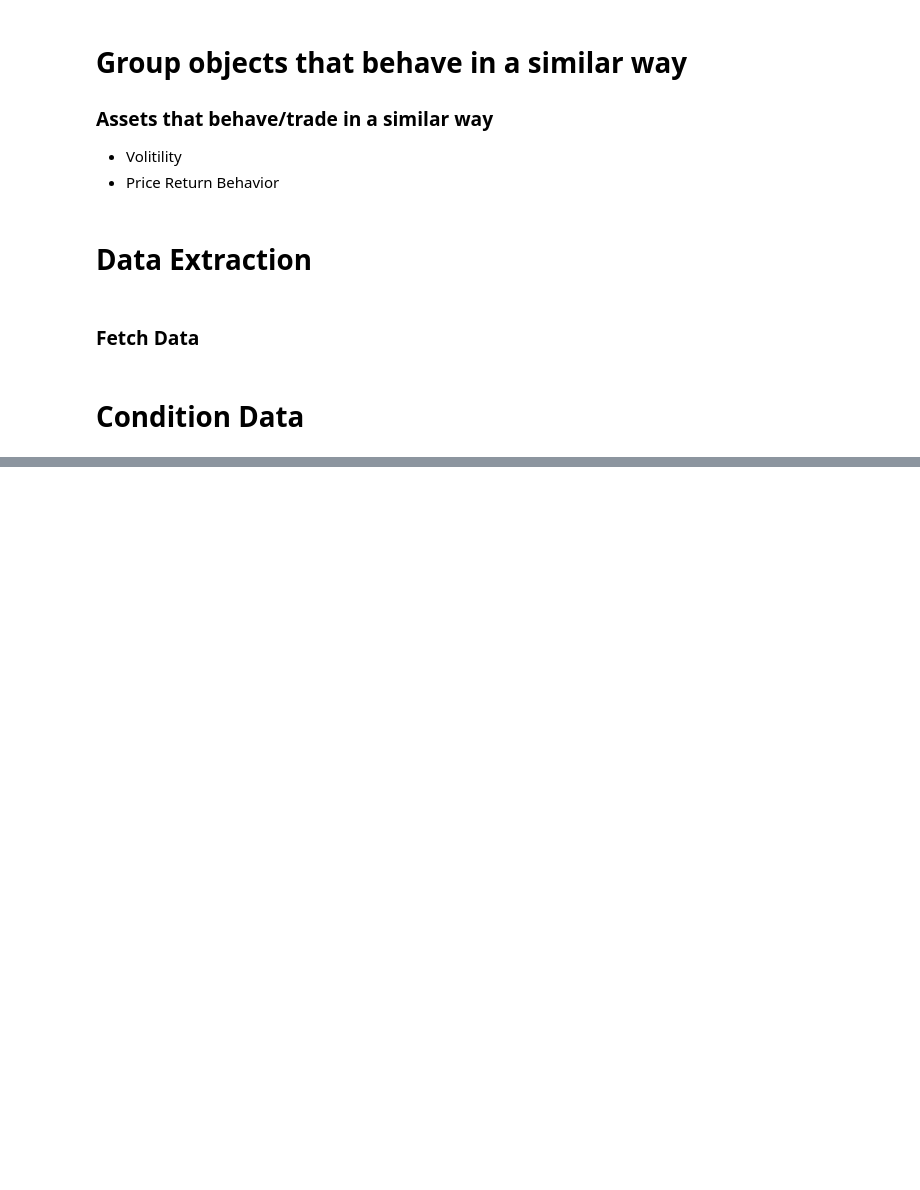
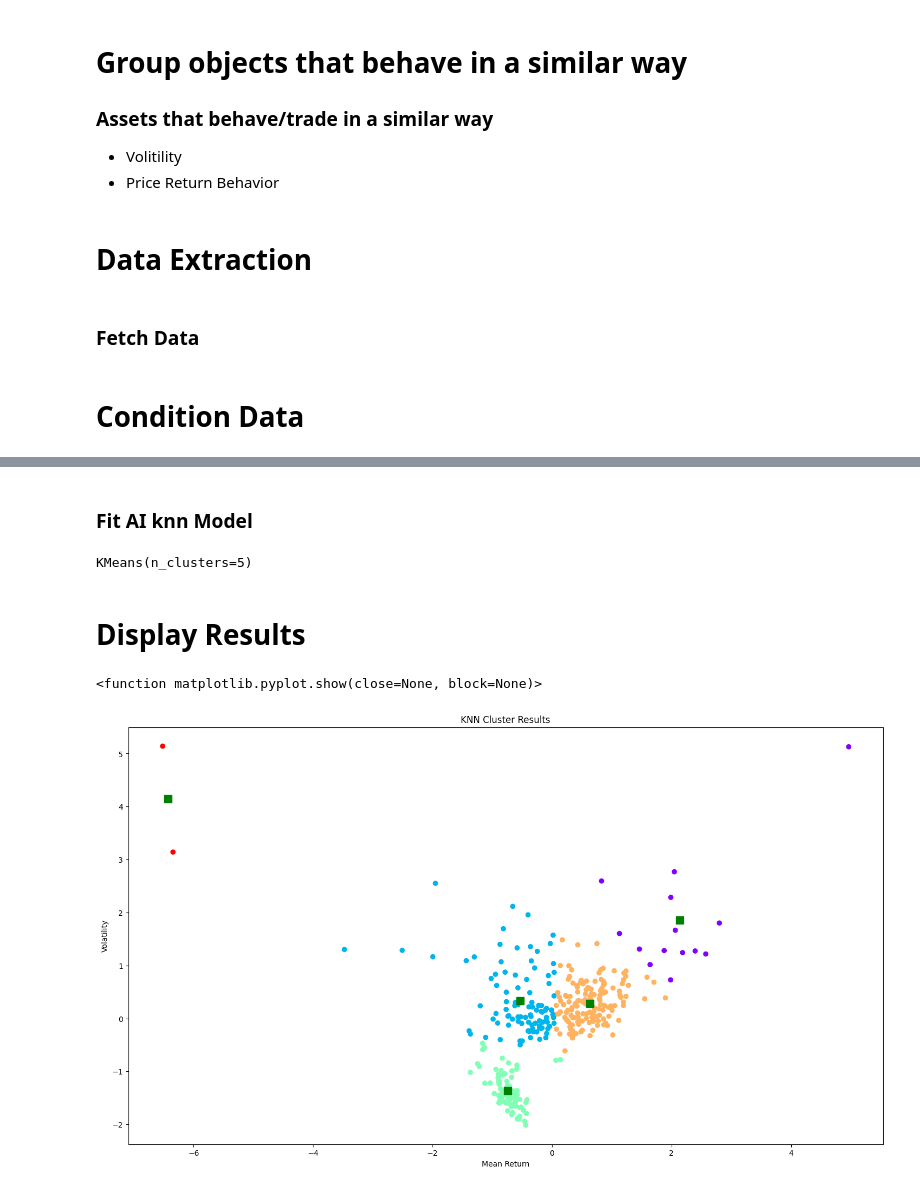
Before and after one commit to ItMeansBigMountain/Financial.Market.ML, a Jupyter notebook: 1_Unsupervised/3-KNN-Clustering.ipynb, the cells around one changed output, grey strips where cells are left out. Saved outputs shown, nothing was run; the diff lists cells and outputs as text; code cells hidden in the pictures; blank space fills up the shorter version.

```diff
--- a/1_Unsupervised/3-KNN-Clustering.ipynb
+++ b/1_Unsupervised/3-KNN-Clustering.ipynb
@@ -88,0 +105,8 @@ df
+# %%
+# Create Dataframe with Returns and Volitility for each stock
+
+df_returns = pd.DataFrame(df.pct_change().mean() * 255 , columns=["Returns"])
+df_returns["Volitility"] = df.pct_change().std() * np.sqrt(255)
+
+
+df_returns
@@ -88,0 +127,9 @@ df
+# %%
+# Scaling Features
+scaler = StandardScaler()
+scaler = scaler.fit_transform(df_returns)
+
+scaled_data = pd.DataFrame(scaler , columns=df_returns.columns , index=df_returns.index)
+df_scaled = scaled_data
+
+df_scaled
@@ -88,0 +191,8 @@ df
+# %% [markdown]
+### Fit AI knn Model
+# %%
+# fit
+k_means = KMeans(n_clusters=Optimal_Amount_Clusters)
+k_means.fit(x)
+# %% [output]
+KMeans(n_clusters=5)
@@ -88,0 +202,29 @@ df
+# %% [markdown]
+# Display Results
+# %%
+# Obtain the centroids of the clusters from the trained KMeans model.
+centroids = k_means.cluster_centers_
+
+# Create a figure to host the plot, with size 18x10.
+fig = plt.figure(figsize=(18,10))
+
+# Add a subplot to the figure.
+Graphic = fig.add_subplot(111)
+
+# Scatter plot of the data, colored by cluster label.
+Graphic.scatter(x.iloc[:,0], x.iloc[:,1] , c = k_means.labels_, cmap="rainbow" , label=x.index)
+
+# Set the title and labels for the axes of the plot.
+Graphic.set_title("KNN Cluster Results")
+Graphic.set_xlabel("Mean Return")
+Graphic.set_ylabel("Volatility")
+
+# Display a color bar to illustrate which color corresponds to which cluster.
+plt.colorbar(scatter)
+
+# Plot the centroids of each cluster as green squares.
+plt.plot(centroids[:,0] , centroids[:,1] , "sg" , markersize = 10)
+plt.show
+# %% [output]
+<function matplotlib.pyplot.show(close=None, block=None)>
+[figure, added]
```
Also changed, not shown: parts of 10 cells of this notebook, 5 other files.
